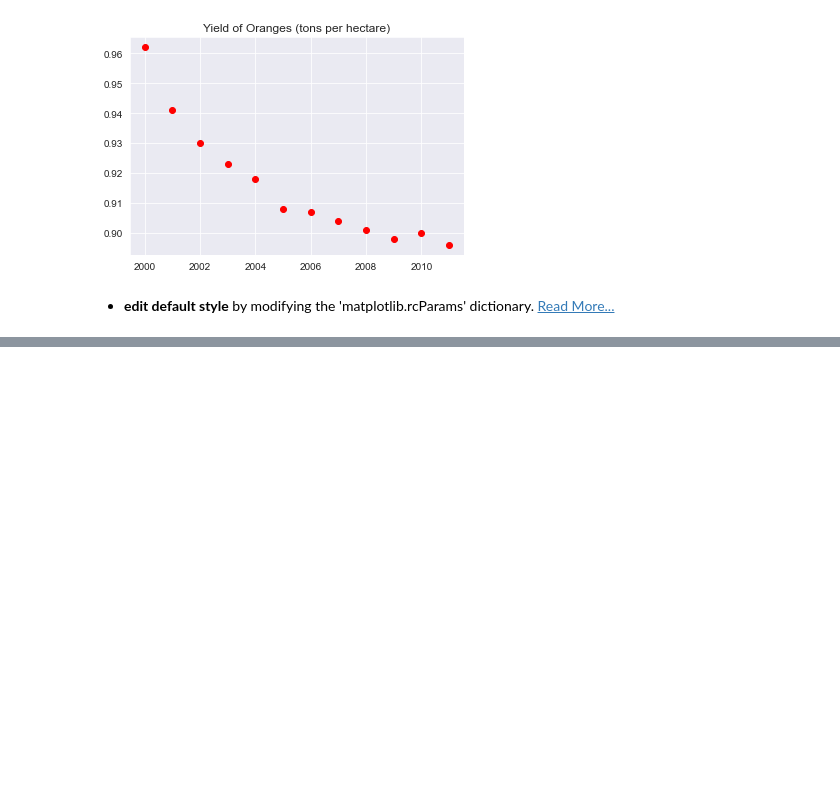
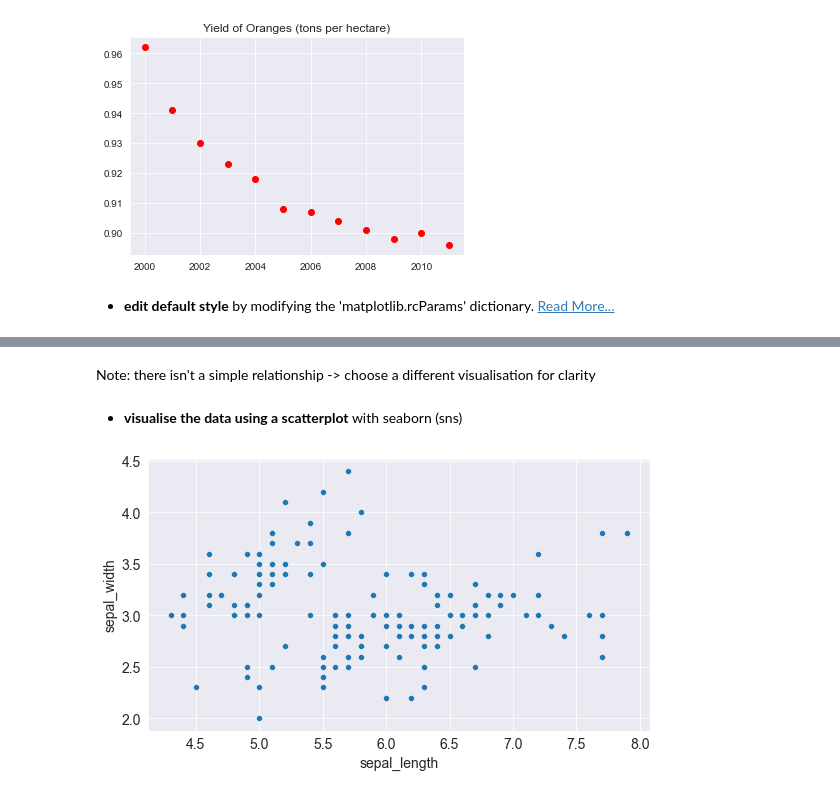
Before and after one commit to Ms-KL/python-data-science-playground, a Jupyter notebook: data-visualisation/data_visualisation.ipynb, the cells around one changed output, grey strips where cells are left out. Drawn from its saved outputs; the diff is of its cells as text; code cells hidden in the pictures; blank space fills up the shorter version.

```diff
--- a/data-visualisation/data_visualisation.ipynb
+++ b/data-visualisation/data_visualisation.ipynb
@@ -248,0 +336,11 @@ plt.title("Yield of Oranges (tons per hectare)");
+# %% [markdown]
+Note: there isn't a simple relationship -> choose a different visualisation for clarity
+# %% [markdown]
+* **visualise the data using a scatterplot** with seaborn (sns)
+# %%
+sns.scatterplot(
+    x=flowers_df.sepal_length,
+    y=flowers_df.sepal_width,
+);
+# %% [output]
+[figure, added]
```
Also changed, not shown: parts of 27 cells of this notebook.
